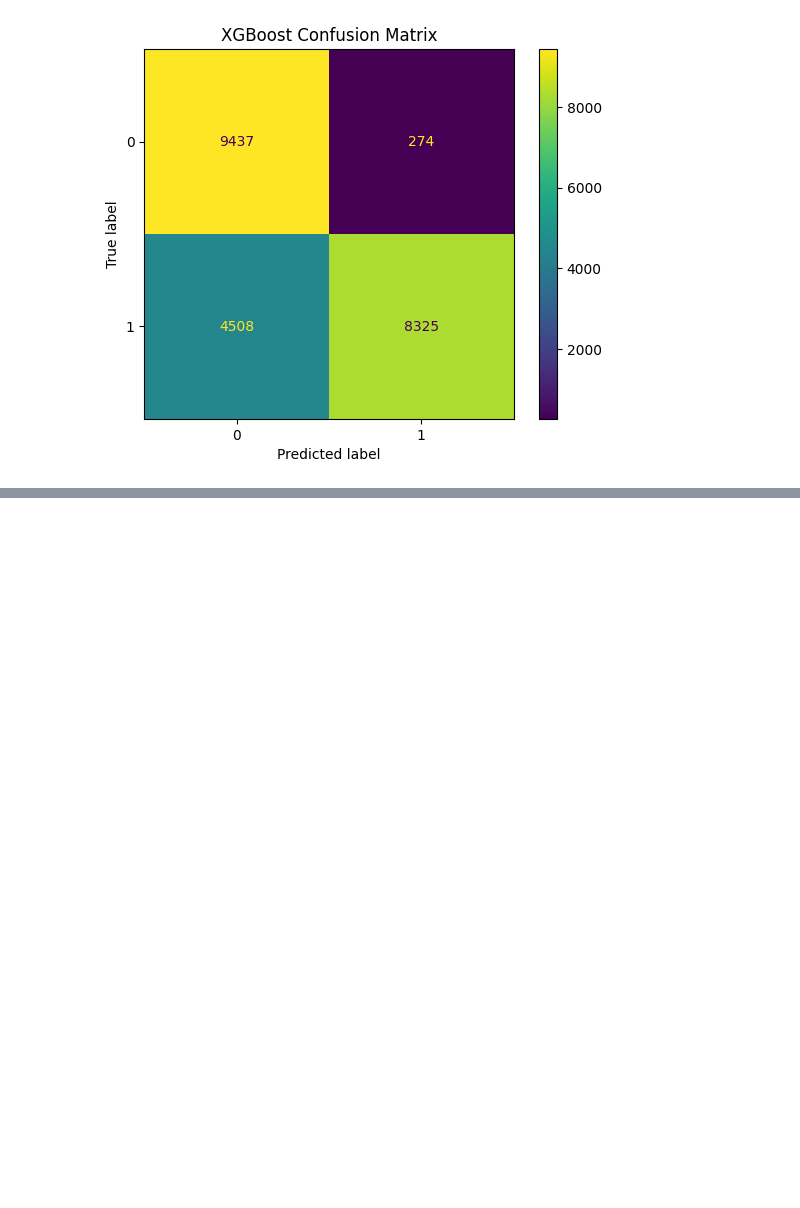
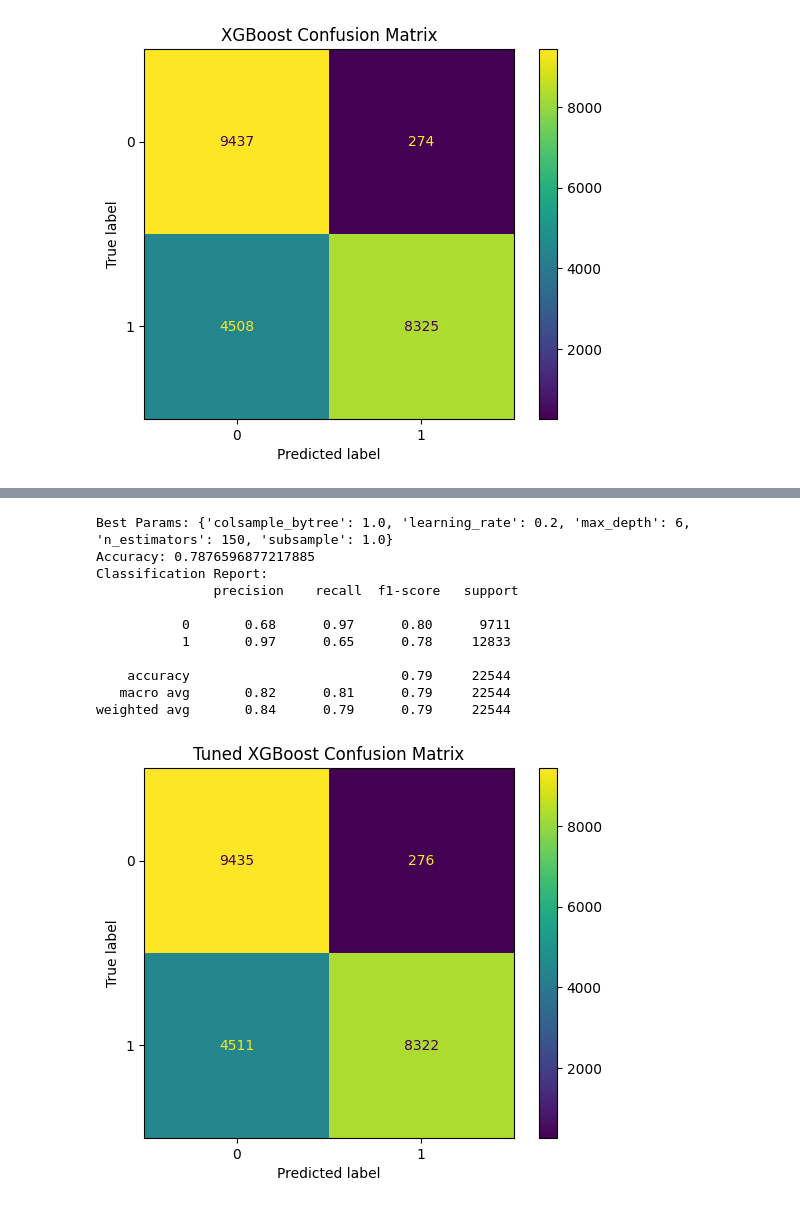
Before and after one commit to ayosarchive/cybersecurity-anomaly-detection, a Jupyter notebook: notebooks/01_data_loading_and_preprocessing.ipynb, the cells around one changed output, grey strips where cells are left out. Saved outputs shown, nothing was run; the diff lists cells and outputs as text; code cells hidden in the pictures; blank space fills up the shorter version.

```diff
--- a/notebooks/01_data_loading_and_preprocessing.ipynb
+++ b/notebooks/01_data_loading_and_preprocessing.ipynb
@@ -301,0 +348,25 @@ weighted avg       0.84      0.79      0.79     22544
+# %%
+best_xgb = grid_search.best_estimator_
+xgb_preds = best_xgb.predict(x_test)
+
+print("Best Params:", grid_search.best_params_)
+print("Accuracy:", accuracy_score(y_test, xgb_preds))
+print("Classification Report:\n", classification_report(y_test, xgb_preds))
+
+# Optional: plot confusion matrix
+ConfusionMatrixDisplay.from_predictions(y_test, xgb_preds)
+plt.title("Tuned XGBoost Confusion Matrix")
+plt.show()
+# %% [output]
+Best Params: {'colsample_bytree': 1.0, 'learning_rate': 0.2, 'max_depth': 6, 'n_estimators': 150, 'subsample': 1.0}
+Accuracy: 0.7876596877217885
+Classification Report:
+               precision    recall  f1-score   support
+
+           0       0.68      0.97      0.80      9711
+           1       0.97      0.65      0.78     12833
+
+    accuracy                           0.79     22544
+   macro avg       0.82      0.81      0.79     22544
+weighted avg       0.84      0.79      0.79     22544
+[figure, added]
```
Also changed, not shown: parts of 4 cells of this notebook, 1 other file.
